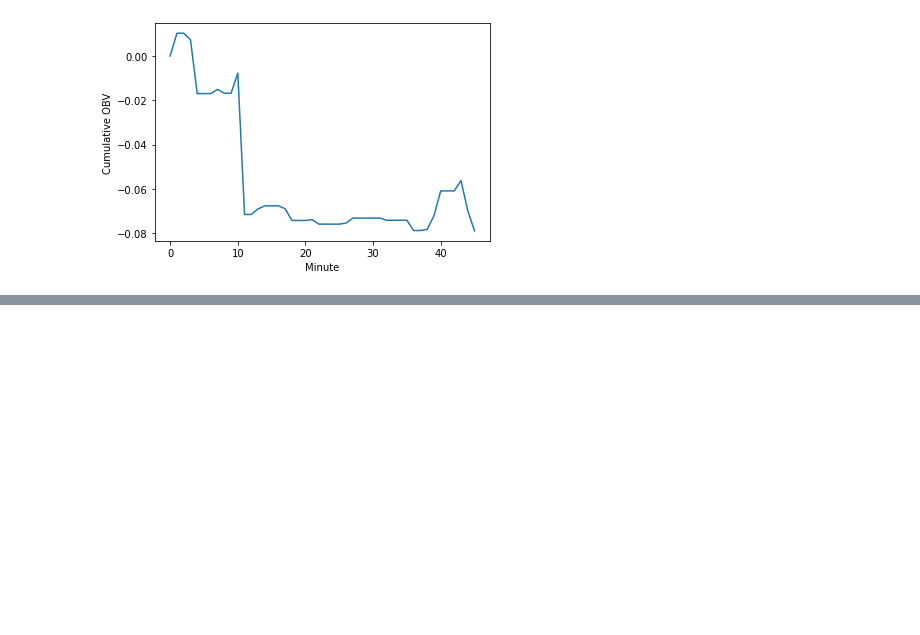
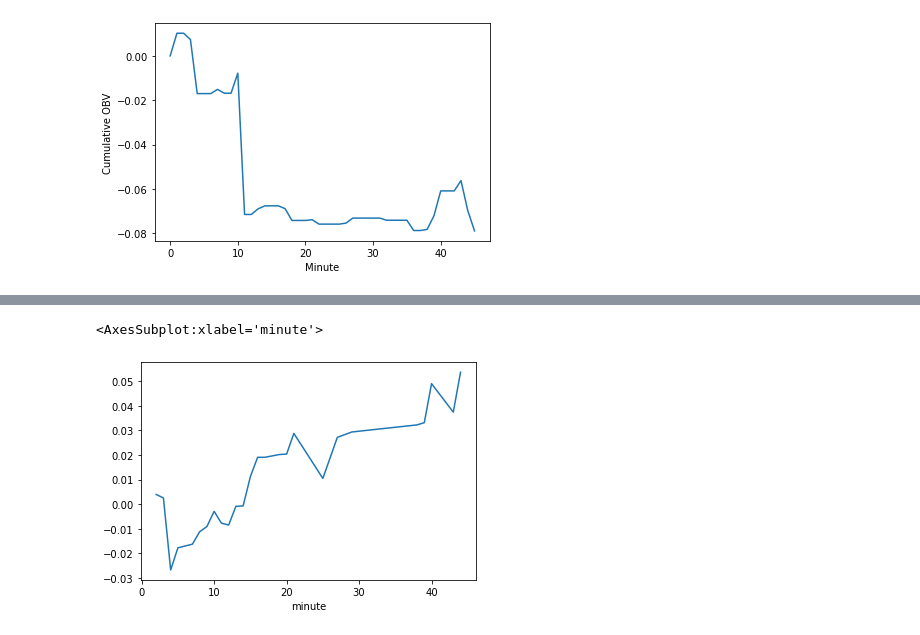
Before and after one commit to Juliette-De/Man-City-Hackathon, a Jupyter notebook: notebooks/Substitutions_exploration.ipynb, the cells around one changed output, grey strips where cells are left out. Drawn from its saved outputs; the diff is of its cells as text; code cells hidden in the pictures; blank space fills up the shorter version.

```diff
--- a/notebooks/Substitutions_exploration.ipynb
+++ b/notebooks/Substitutions_exploration.ipynb
@@ -8,7 +8,7 @@ import numpy as np
 # Loading data
 
 
-with open('StatsBomb/Data/FAWSL_22_23.json') as data_file:
+with open('../StatsBomb/Data/FAWSL_22_23.json') as data_file:
     data = json.load(data_file)
 
 fawsl = pd.json_normalize(data).sort_values('match_date')
@@ -31,14 +31,14 @@ matches = {'Arsenal' : 3852832,
 
 for i in matches:
 
-    with open('StatsBomb/Data/ManCity_' + i + '_events.json') as data_file:
+    with open('../StatsBomb/Data/ManCity_' + i + '_events.json') as data_file:
         data = json.load(data_file)
     normalized_data = pd.json_normalize(data).sort_values(['minute', 'second'])
     normalized_data['match_id'] = matches[i]
     events = pd.concat([events, normalized_data])
 
 
-    with open('StatsBomb/Data/ManCity_' + i + '_lineups.json') as data_file:
+    with open('../StatsBomb/Data/ManCity_' + i + '_lineups.json') as data_file:
         data = json.load(data_file)
 
     # Unnesting lineups
@@ -983,0 +859,8 @@ events[(events['match_id'] == 3856030) &
+# %%
+events[(events['match_id'] == 3856030) &
+                        (events['minute']<45) &
+                        (events['player.id']==10252)
+                       ].groupby('minute')['obv_total_net'].sum().cumsum().plot()
+# %% [output]
+<AxesSubplot:xlabel='minute'>
+[figure, added]
```
Also changed, not shown: parts of 18 cells of this notebook, 8 other files.
